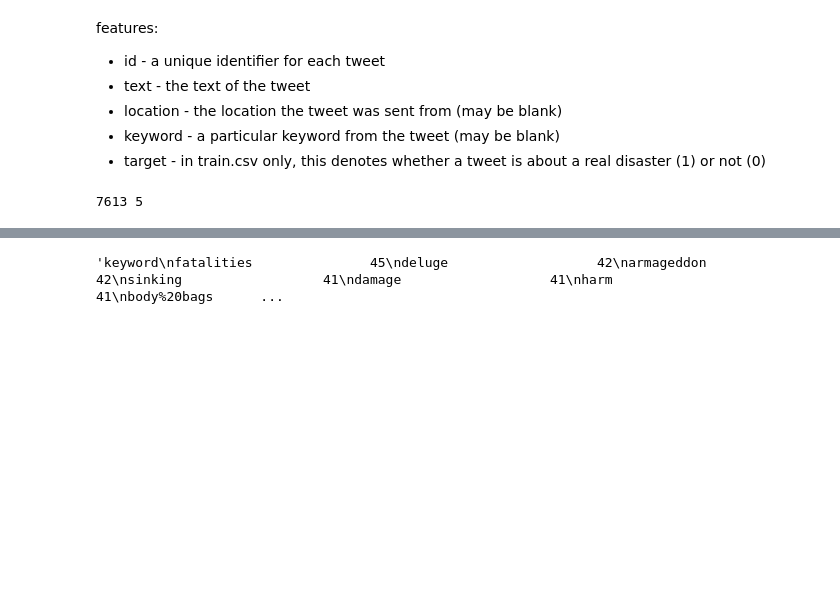
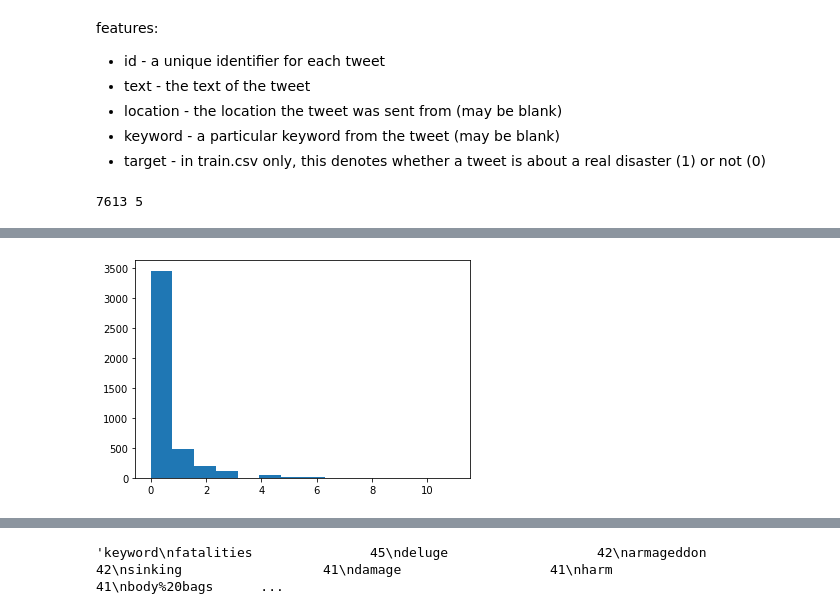
Before and after one commit to benon33/w207-final, a Jupyter notebook: Aastha_EDA.ipynb, the cells around one changed output, grey strips where cells are left out. Drawn from its saved outputs; the diff is of its cells as text; code cells hidden in the pictures; blank space fills up the shorter version.

```diff
--- a/Aastha_EDA.ipynb
+++ b/Aastha_EDA.ipynb
@@ -110,0 +184,6 @@ train_data
+# %%
+plt.hist(nondisaster_train_data.hashtag_count, bins='auto')
+plt.title="Hashtag Count Distribution for Non-Disaster Training Data"
+plt.show()
+# %% [output]
+[figure, added]
```
Also changed, not shown: parts of 13 cells of this notebook.
